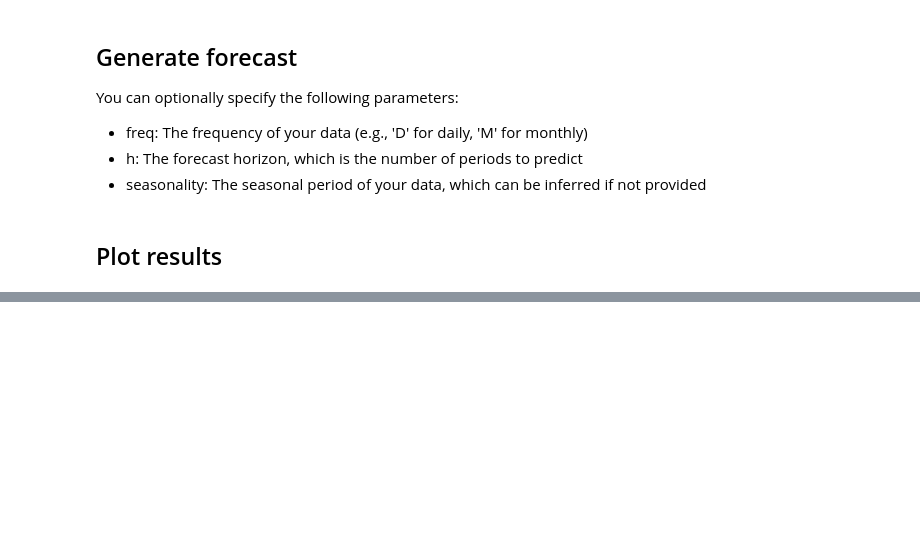
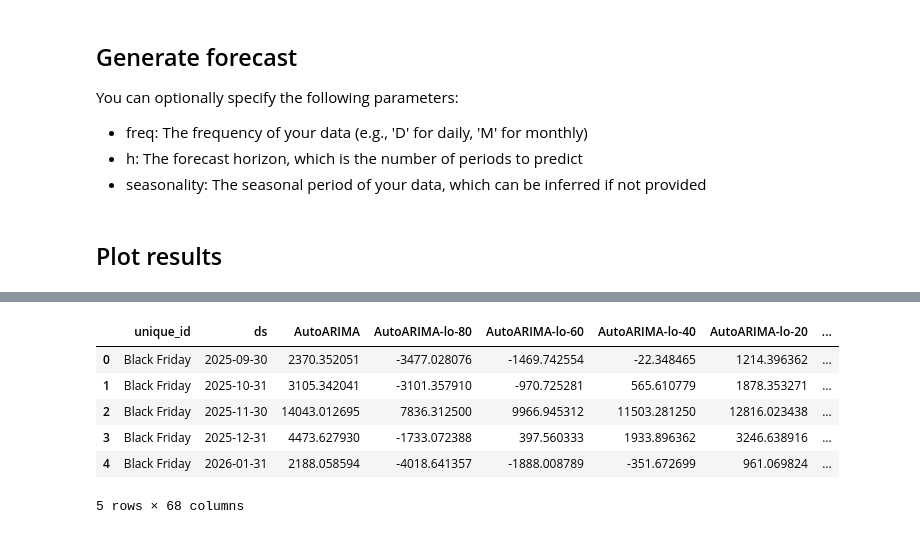
Before and after one commit to mpg05883/timecopilot, a Jupyter notebook: docs/examples/ts-foundation-models-comparison-quickstart.ipynb, the cells around one changed output, grey strips where cells are left out. Saved outputs shown, nothing was run; the diff lists cells and outputs as text; code cells hidden in the pictures; blank space fills up the shorter version.

```diff
--- a/docs/examples/ts-foundation-models-comparison-quickstart.ipynb
+++ b/docs/examples/ts-foundation-models-comparison-quickstart.ipynb
@@ -182,0 +79,10 @@ plt.show()
+# %%
+fcst_df.head()
+# %% [output]
+|  | unique_id | ds | AutoARIMA | AutoARIMA-lo-80 | AutoARIMA-lo-60 | AutoARIMA-lo-40 | AutoARIMA-lo-20 | ... |
+| 0 | Black Friday | 2025-09-30 | 2370.352051 | -3477.028076 | -1469.742554 | -22.348465 | 1214.396362 | ... |
+| 1 | Black Friday | 2025-10-31 | 3105.342041 | -3101.357910 | -970.725281 | 565.610779 | 1878.353271 | ... |
+| 2 | Black Friday | 2025-11-30 | 14043.012695 | 7836.312500 | 9966.945312 | 11503.281250 | 12816.023438 | ... |
+| 3 | Black Friday | 2025-12-31 | 4473.627930 | -1733.072388 | 397.560333 | 1933.896362 | 3246.638916 | ... |
+| 4 | Black Friday | 2026-01-31 | 2188.058594 | -4018.641357 | -1888.008789 | -351.672699 | 961.069824 | ... |
+5 rows × 68 columns
```
Also changed, not shown: parts of 10 cells of this notebook.
